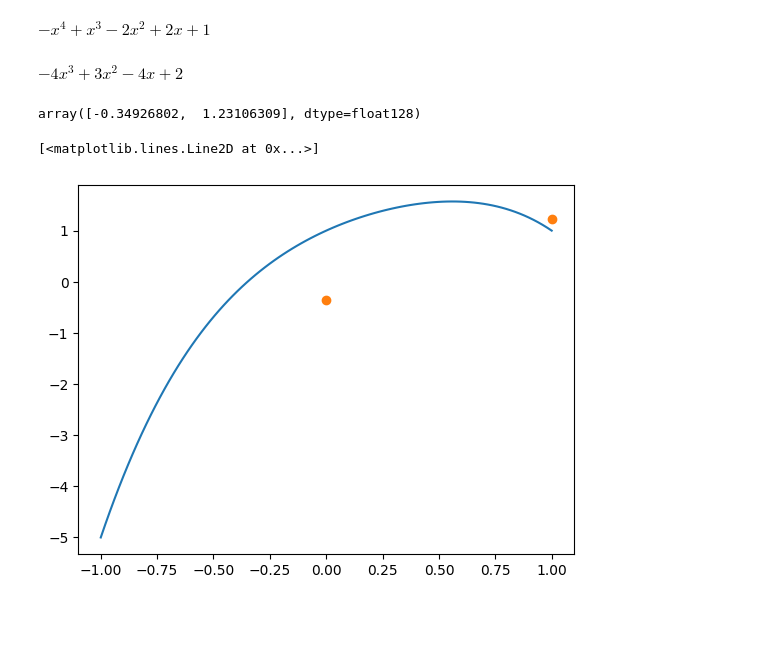
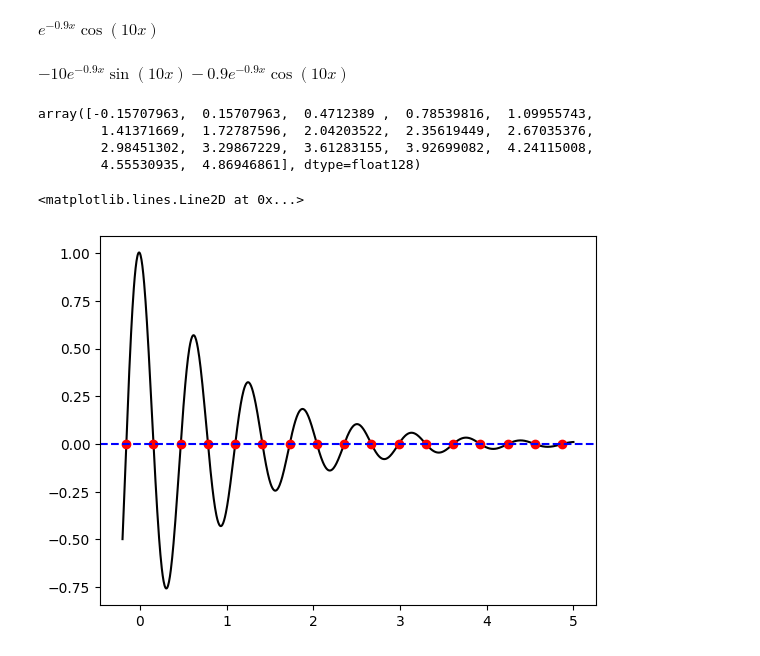
Before and after one commit to asegura4488/MetodosComputacionales2026, a Jupyter notebook: Semana5/CuadraturaGaussiana.ipynb, the cells around one changed output. Drawn from its saved outputs; the diff is of its cells as text; code cells hidden in the pictures; blank space fills up the shorter version.

```diff
--- a/Semana5/CuadraturaGaussiana.ipynb
+++ b/Semana5/CuadraturaGaussiana.ipynb
@@ -8,7 +8,7 @@ import sympy as sym
 # %%
 f = lambda x: np.cos(x)**2
 # %%
-def GetNewtonMethod(f,df,xn,itmax = 1000, precision=1e-5):
+def GetNewtonMethod(f,df,xn,itmax = 1000, precision=1e-14):
 
     error = 1.
     it = 0
@@ -36,7 +36,7 @@ def GetNewtonMethod(f,df,xn,itmax = 1000, precision=1e-5):
 # %%
 
 
-def GetNewtonMethod(f,df,xn,itmax = 1000, precision=1e-14):
+def GetNewtonMethod(f,df,xn,itmax = 1000, precision=1e-12):
 
     error = 1.
     it = 0
@@ -62,7 +62,7 @@ def GetNewtonMethod(f,df,xn,itmax = 1000, precision=1e-14):
     else:
         return xn
 
-def GetAllRoots(f, df, x, tolerancia_decimales=8, tol_unicidad=1e-6):
+def GetAllRoots(f, df, x, tolerancia_decimales=8, tol_unicidad=1e-9):
 
     Roots = []
 
@@ -85,28 +85,35 @@ def GetAllRoots(f, df, x, tolerancia_decimales=8, tol_unicidad=1e-6):
     return Roots
 # %%
 x = sym.Symbol('x',Real=True)
-F = x**3 - x**4 - 2*x**2 + 2*x + 1
+F = sym.cos(10*x)*sym.exp(-0.9*x)
+#F = x**3 - x**4 + 2*x**2 + 2*x + 1
 F
 # %% [output]
-$\displaystyle - x^{4} + x^{3} - 2 x^{2} + 2 x + 1$
+$\displaystyle e^{- 0.9 x} \cos{\left(10 x \right)}$
 # %%
 DF = sym.diff(F,x)
 DF
 # %% [output]
-$\displaystyle - 4 x^{3} + 3 x^{2} - 4 x + 2$
+$\displaystyle - 10 e^{- 0.9 x} \sin{\left(10 x \right)} - 0.9 e^{- 0.9 x} \cos{\left(10 x \right)}$
 # %%
 # Funcion en numpy
 Fn = sym.lambdify([x],F,'numpy')
 DFn = sym.lambdify([x],DF,'numpy')
 # %%
-xi = np.linspace(-1.,1,100,dtype=np.longdouble)
+xi = np.linspace(0.2,5,57,dtype=np.longdouble)
 roots = GetAllRoots(Fn,DFn,xi)
 roots
 # %% [output]
-array([-0.34926802,  1.23106309], dtype=float128)
+array([-0.15707963,  0.15707963,  0.4712389 ,  0.78539816,  1.09955743,
+        1.41371669,  1.72787596,  2.04203522,  2.35619449,  2.67035376,
+        2.98451302,  3.29867229,  3.61283155,  3.92699082,  4.24115008,
+        4.55530935,  4.86946861], dtype=float128)
-# %%
-plt.plot(xi,Fn(xi))
-plt.plot(roots,'o')
-# %% [output]
-[<matplotlib.lines.Line2D at 0x...>]
-[figure, removed]
+# %%
+xj = np.linspace(-0.2,5,1000,dtype=np.longdouble)
+plt.plot(xj,Fn(xj),color='k')
+plt.plot(roots,Fn(roots),'o',color='r')
+plt.axhline(0,linestyle='--',color='b')
+#plt.xscale('log')
+# %% [output]
+<matplotlib.lines.Line2D at 0x...>
+[figure, added]
```
